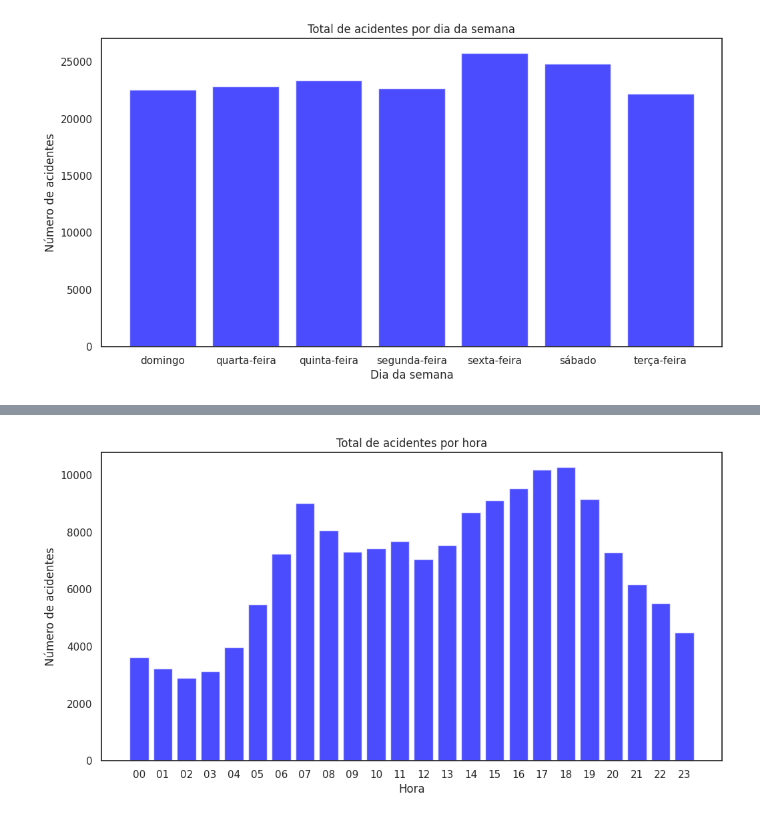
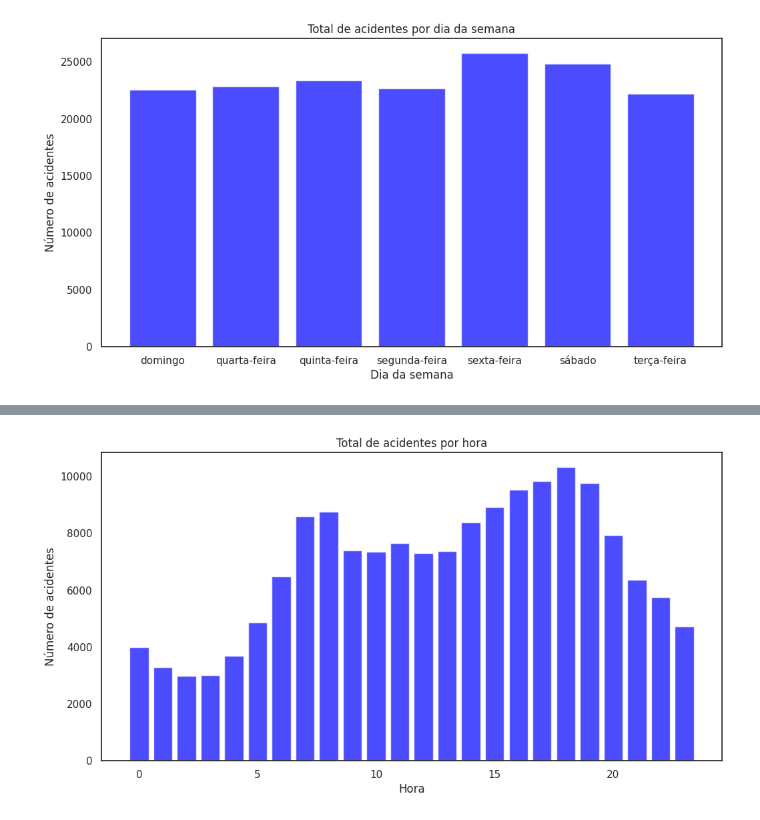
Before and after one commit to srdiegorodrigues/projeto, a Jupyter notebook: pesquisa1.ipynb, the cells around one changed output, grey strips where cells are left out. Saved outputs shown, nothing was run; the diff lists cells and outputs as text; code cells hidden in the pictures.

```diff
--- a/pesquisa1.ipynb
+++ b/pesquisa1.ipynb
@@ -152,6 +152,6 @@ df_before_AT.head()
 | 3 | 221 | 01/01/2018 | segunda-feira | 05:30:00 | PA | 155.0 | Céu Claro | -6,345512 | ... |
 | 4 | 289,6 | 01/01/2018 | segunda-feira | 10:25:00 | BA | 116.0 | Sol | -11,08661652 | ... |
 # %%
-#Concatenar colunas data_inversa e horario e criando a feature data_hora
+# #Concatenar colunas data_inversa e horario e criando a feature data_hora
 
-df_before_AT['data_hora'] = df.apply(lambda x: '%s.%s' % (x['data_inversa'],x['horario']), axis=1)
+# df_before_AT['data_hora'] = df.apply(lambda x: '%s.%s' % (x['data_inversa'],x['horario']), axis=1)
@@ -259,0 +258,26 @@ plt.show()
+# %%
+# Função para arredondar a hora de acordo com os minutos
+
+
+df_before_AT['horario'] = pd.to_datetime(df_before_AT['horario'])
+
+def arredonda_hora(horario):
+    minutos = horario.minute
+    hora = horario.hour
+
+    if minutos > 30:
+        hora += 1
+        if hora == 24:
+            hora = 0
+
+    return hora
+
+# Aplicando a função para criar a nova coluna 'hora_int'
+df_before_AT['hora_int'] = df_before_AT['horario'].apply(arredonda_hora)
+# %%
+## Função para concatenar hora_int com data_inversa
+def concatenar_hora(data, hora):
+    return f"{data} {hora:02d}:00:00"
+
+# Aplicando a função para criar a nova coluna 'data_hora'
+df_before_AT['data_hora'] = df_before_AT.apply(lambda row: concatenar_hora(row['data_inversa'], row['hora_int']), axis=1)
@@ -260,13 +293,10 @@ plt.show()
 # %%
-#Acidentes por Semana
-# Extrair apenas a hora do horário
-df['hora'] = df['horario'].str.split(':').str[0]
-resultados = df.groupby('hora').size().reset_index(name='numero_acidentes')
+resultados = df_before_AT.groupby('hora_int').size().reset_index(name='numero_acidentes')
 fig, ax = plt.subplots(figsize=(12, 6))
-ax.bar(resultados['hora'], resultados['numero_acidentes'], color='blue', alpha=0.7)
+ax.bar(resultados['hora_int'], resultados['numero_acidentes'], color='blue', alpha=0.7)
 ax.set_xlabel('Hora')
 ax.set_ylabel('Número de acidentes')
 ax.set_title('Total de acidentes por hora')
 plt.show()
 # %% [output]
-[figure, old version]
+[figure, new version]
```
Also changed, not shown: parts of 17 cells of this notebook.
